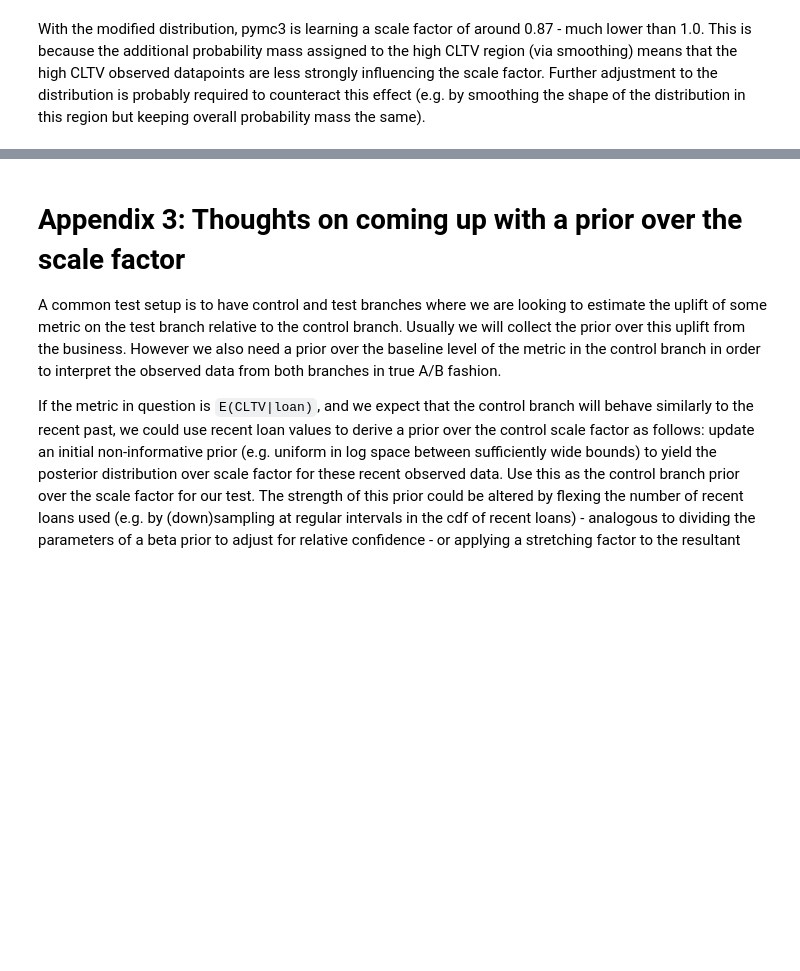
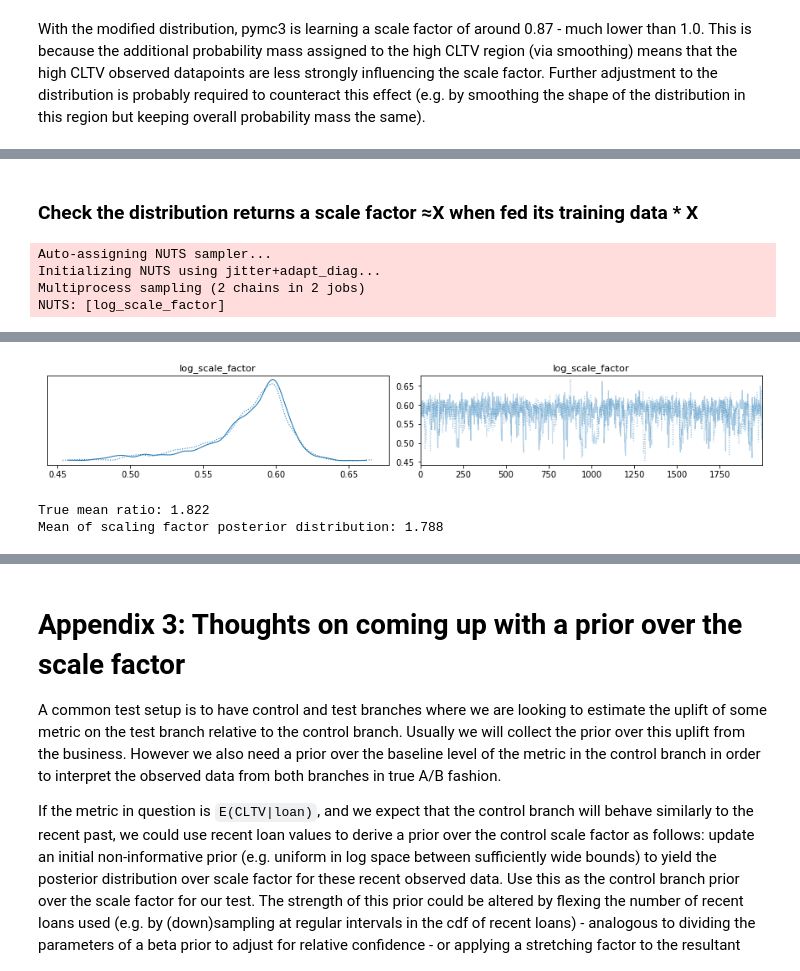
Before and after one commit to jackru/huge-lqg, a Jupyter notebook: bayes/empirical_distribution.ipynb, the cells around one changed output, grey strips where cells are left out. Drawn from its saved outputs; the diff is of its cells as text; code cells hidden in the pictures; blank space fills up the shorter version.

```diff
--- a/bayes/empirical_distribution.ipynb
+++ b/bayes/empirical_distribution.ipynb
@@ -659,0 +448,24 @@ Mean of scaling factor posterior distribution: 0.886
+# %% [markdown]
+### Check the distribution returns a scale factor ≈X when fed its training data * X
+# %%
+X = np.exp(0.6)
+
+with pm.Model():
+    # prior
+    log_scale_factor = pm.Uniform('log_scale_factor', -2.0, 2.0)
+
+    # this returns the correct density in the transformed space
+    def scaled_empirical_logp(value):
+        return empirical_cltv_dist4.logp(value/tt.exp(log_scale_factor)) - log_scale_factor
+
+    # parameterisation
+    cltv = pm.DensityDist('cltv', scaled_empirical_logp, observed=np.array(empirical_cltvs) * X)
+
+    # plot
+    log_cltv_scale_prior_trace4 = pm.sample(tune=2000, draws=2000, return_inferencedata=True)
+    pm.plot_trace(log_cltv_scale_prior_trace4)
+# %% [output]
+Auto-assigning NUTS sampler...
+Initializing NUTS using jitter+adapt_diag...
+Multiprocess sampling (2 chains in 2 jobs)
+NUTS: [log_scale_factor]
@@ -659,0 +475,8 @@ Mean of scaling factor posterior distribution: 0.886
+[figure, added]
+# %%
+posterior_mean = np.exp(log_cltv_scale_prior_trace4.posterior.log_scale_factor.values).mean()
+print(f'True mean ratio: {np.exp(0.6):.3f}')
+print(f'Mean of scaling factor posterior distribution: {posterior_mean:.3f}')
+# %% [output]
+True mean ratio: 1.822
+Mean of scaling factor posterior distribution: 1.788
```
Also changed, not shown: parts of 94 cells of this notebook.
